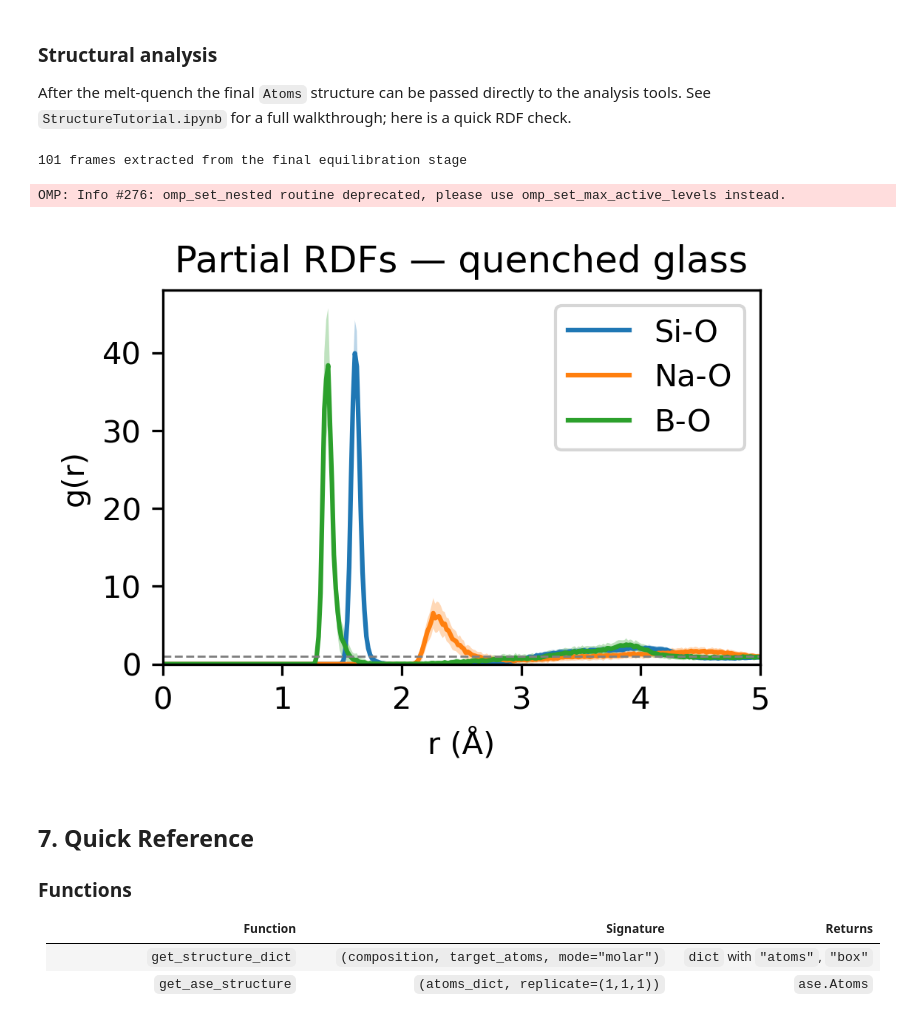
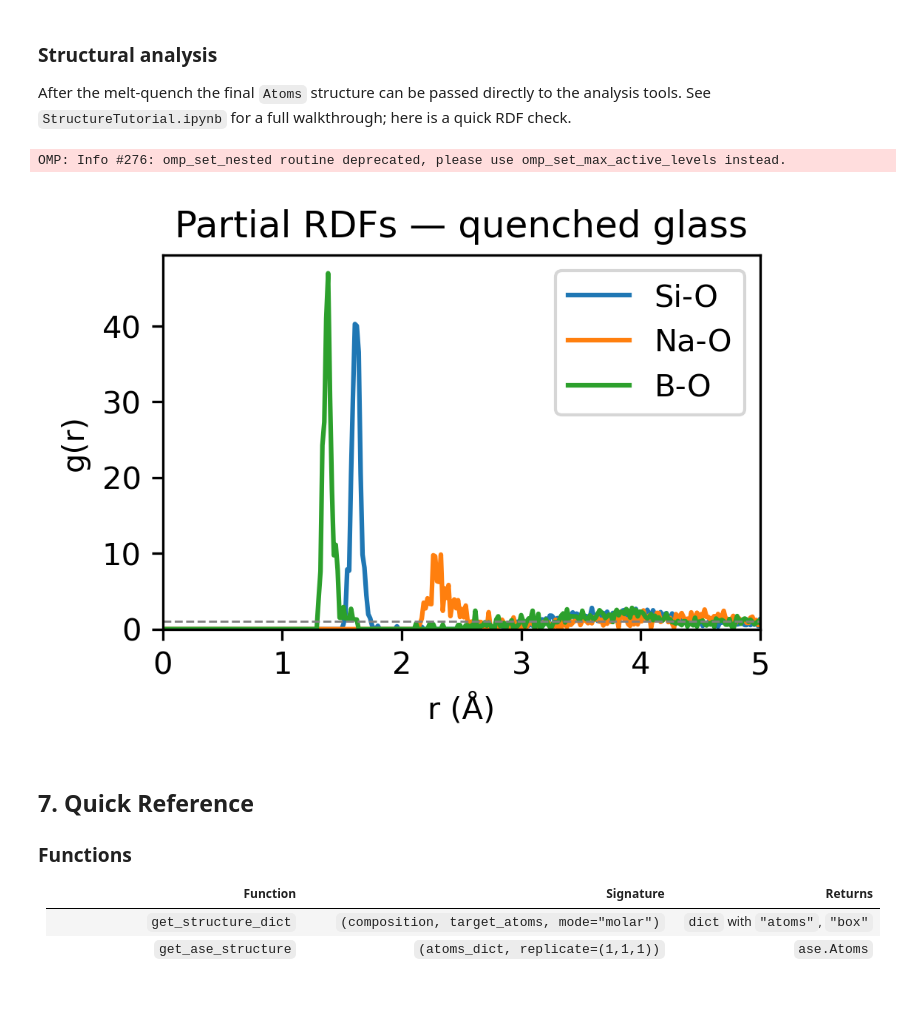
Before and after one commit to glasagent/amorphouspy, a Jupyter notebook: notebooks/MeltquenchTutorial.ipynb, the cells around one changed output. Cells and saved outputs as stored; diff of their text form; code cells hidden in the pictures.

```diff
--- a/notebooks/MeltquenchTutorial.ipynb
+++ b/notebooks/MeltquenchTutorial.ipynb
@@ -730,39 +730,31 @@ Glass density: 1.665 g/cm³
 ### Structural analysis
 
 After the melt-quench the final `Atoms` structure can be passed directly to the analysis tools. See `StructureTutorial.ipynb` for a full walkthrough; here is a quick RDF check.
-# %%
-frames = am.frames_from_melt_quench_result(result, atoms)
-print(f"{len(frames)} frames extracted from the final equilibration stage")
-# %% [output]
-101 frames extracted from the final equilibration stage
 # %%
 # RDF for the quenched glass — pairs present in the SHIK borosilicate composition
-r, rdfs_mean, cumcn_mean, rdfs_sem, cumcn_sem = am.compute_rdf(
-    structure=frames,
+r, rdfs, cumcn = am.compute_rdf(
+    structure=glass,
     r_max=8.0,
     n_bins=500,
     type_pairs=[(14, 8), (5, 8), (11, 8)],  # Si-O, B-O, Na-O
-    frame_averaging=True,
 )
 
 fig, ax = plt.subplots(figsize=(3.5, 3.5 / 1.3333), dpi=300)
 labels = {(8, 14): "Si-O", (5, 8): "B-O", (8, 11): "Na-O"}
-for (zi, zj), g in rdfs_mean.items():
-    sem = rdfs_sem[(zi, zj)] * np.sqrt(len(frames))
+for (zi, zj), g in rdfs.items():
     ax.plot(r, g, label=labels.get((zi, zj), f"{zi}-{zj}"))
-    ax.fill_between(r, g - sem, g + sem, alpha=0.3)
 ax.axhline(1, ls="--", color="gray", lw=0.7)
 ax.set_xlabel("r (Å)")
 ax.set_ylabel("g(r)")
 ax.set_xlim(0, 5)
 ax.set_ylim(0, None)
 ax.set_title("Partial RDFs — quenched glass")
 ax.legend()
 plt.tight_layout()
 plt.show()
 # %% [output]
 OMP: Info #276: omp_set_nested routine deprecated, please use omp_set_max_active_levels instead.
-[figure, old version]
+[figure, new version]
 # %% [markdown]
 ## 7. Quick Reference
 
```
